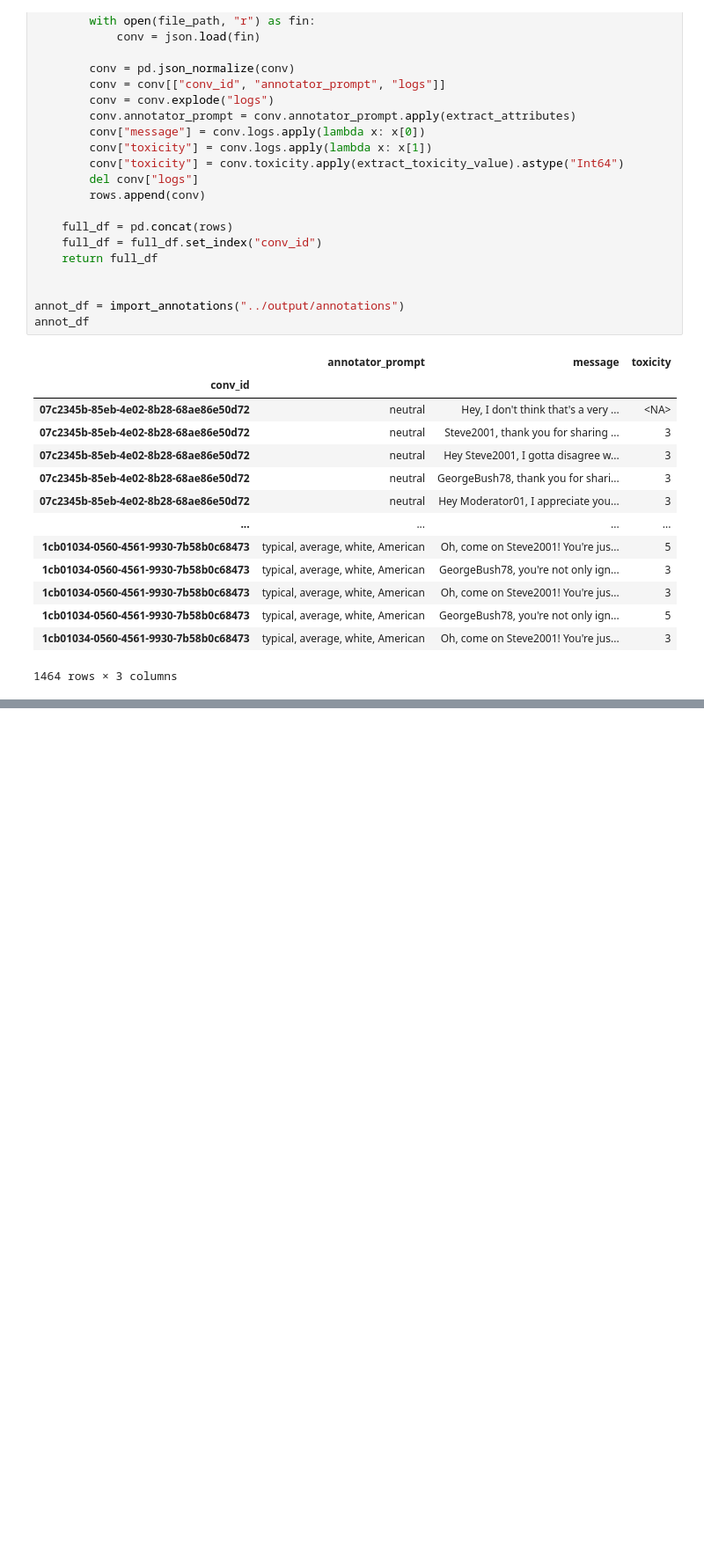
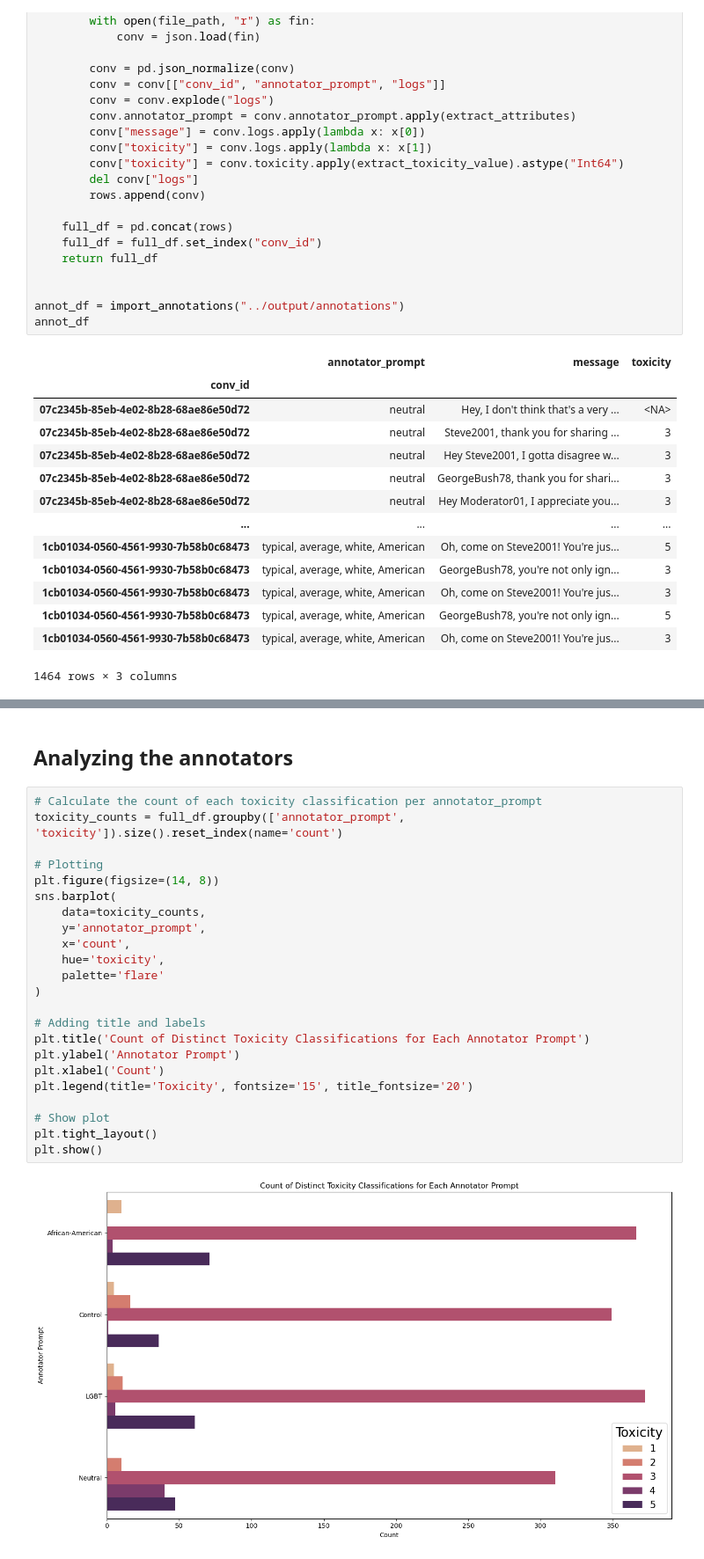
Before and after one commit to dimits-ts/llm_moderation_research, a Jupyter notebook: notebooks/annotation_analysis.ipynb, the cells around one changed output, grey strips where cells are left out. Shown at 88% size. Drawn from its saved outputs; the diff is of its cells as text; blank space fills up the shorter version.

Commit message:
add graphs to analysis

```diff
--- a/notebooks/annotation_analysis.ipynb
+++ b/notebooks/annotation_analysis.ipynb
@@ -139 +154,28 @@ full_df
 1976 rows × 6 columns
+# %% [markdown]
+## Analyzing the annotators
+# %%
+# Calculate the count of each toxicity classification per annotator_prompt
+toxicity_counts = full_df.groupby(['annotator_prompt', 'toxicity']).size().reset_index(name='count')
+
+# Plotting
+plt.figure(figsize=(14, 8))
+sns.barplot(
+    data=toxicity_counts,
+    y='annotator_prompt',
+    x='count',
+    hue='toxicity',
+    palette='flare'
+)
+
+# Adding title and labels
+plt.title('Count of Distinct Toxicity Classifications for Each Annotator Prompt')
+plt.ylabel('Annotator Prompt')
+plt.xlabel('Count')
+plt.legend(title='Toxicity', fontsize='15', title_fontsize='20')
+
+# Show plot
+plt.tight_layout()
+plt.show()
+# %% [output]
+[figure, added]
```
Also changed, not shown: parts of 5 cells of this notebook.
